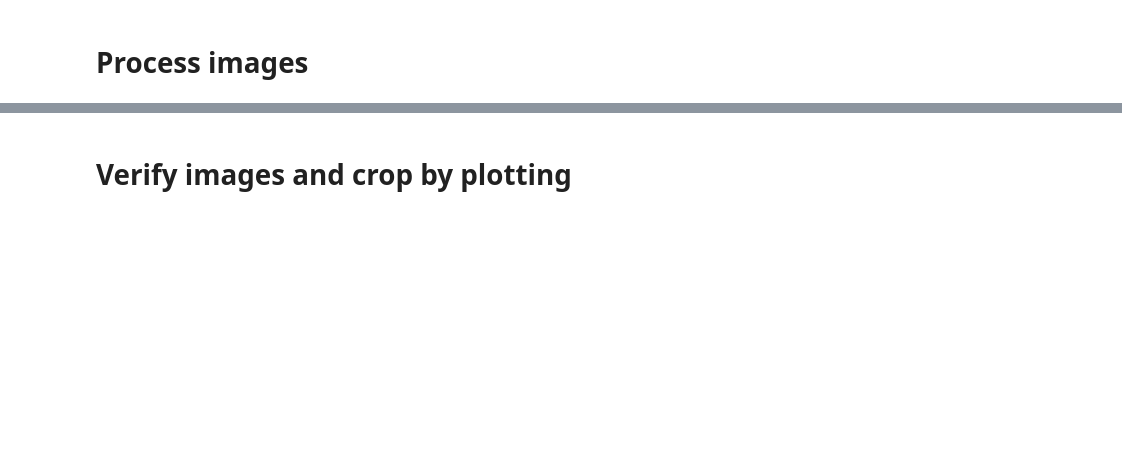
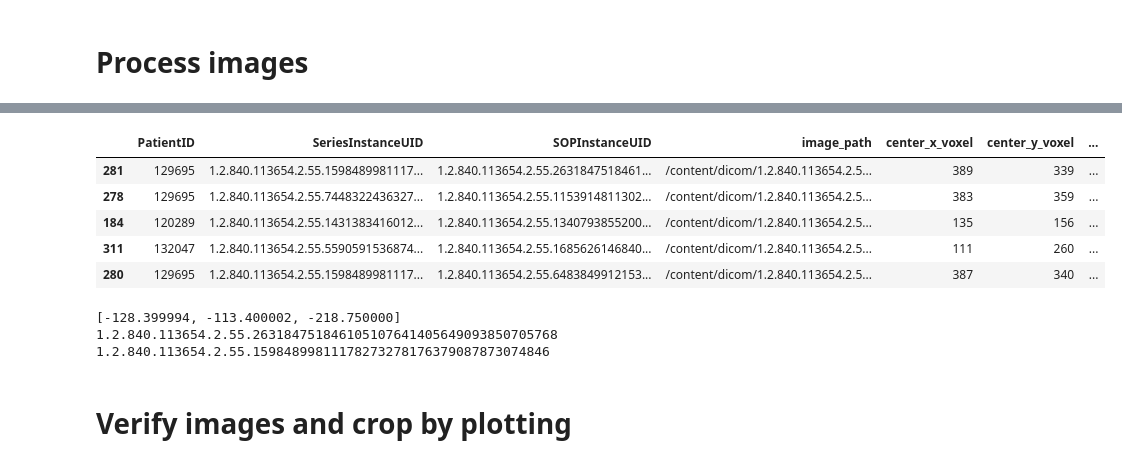
Before and after one commit to deepakri201/SR_for_NLST_Sybil, a Jupyter notebook: demo/NLST_Sybil_FM_demo_part3.ipynb, the cells around one changed output, grey strips where cells are left out. Saved outputs shown, nothing was run; the diff lists cells and outputs as text; code cells hidden in the pictures; blank space fills up the shorter version.

```diff
--- a/demo/NLST_Sybil_FM_demo_part3.ipynb
+++ b/demo/NLST_Sybil_FM_demo_part3.ipynb
@@ -289,3 +366,21 @@ df_for_csv.head()
+# %%
+df_for_csv.sort_values(by=['width_voxel'], ascending=False).head()
+# %% [output]
+|  | PatientID | SeriesInstanceUID | SOPInstanceUID | image_path | center_x_voxel | center_y_voxel | ... |
+| 281 | 129695 | 1.2.840.113654.2.55.1598489981117... | 1.2.840.113654.2.55.2631847518461... | /content/dicom/1.2.840.113654.2.5... | 389 | 339 | ... |
+| 278 | 129695 | 1.2.840.113654.2.55.7448322436327... | 1.2.840.113654.2.55.1153914811302... | /content/dicom/1.2.840.113654.2.5... | 383 | 359 | ... |
+| 184 | 120289 | 1.2.840.113654.2.55.1431383416012... | 1.2.840.113654.2.55.1340793855200... | /content/dicom/1.2.840.113654.2.5... | 135 | 156 | ... |
+| 311 | 132047 | 1.2.840.113654.2.55.5590591536874... | 1.2.840.113654.2.55.1685626146840... | /content/dicom/1.2.840.113654.2.5... | 111 | 260 | ... |
+| 280 | 129695 | 1.2.840.113654.2.55.1598489981117... | 1.2.840.113654.2.55.6483849912153... | /content/dicom/1.2.840.113654.2.5... | 387 | 340 | ... |
+# %%
+dcm = pydicom.dcmread("/content/dicom/1.2.840.113654.2.55.263184751846105107641405649093850705768.dcm")
+print(dcm.ImagePositionPatient)
+print(dcm.SOPInstanceUID)
+print(dcm.SeriesInstanceUID)
+# %% [output]
+[-128.399994, -113.400002, -218.750000]
+1.2.840.113654.2.55.263184751846105107641405649093850705768
+1.2.840.113654.2.55.15984899811178273278176379087873074846
 # %%
 # Resize function
 
```
Also changed, not shown: parts of 18 cells of this notebook.
